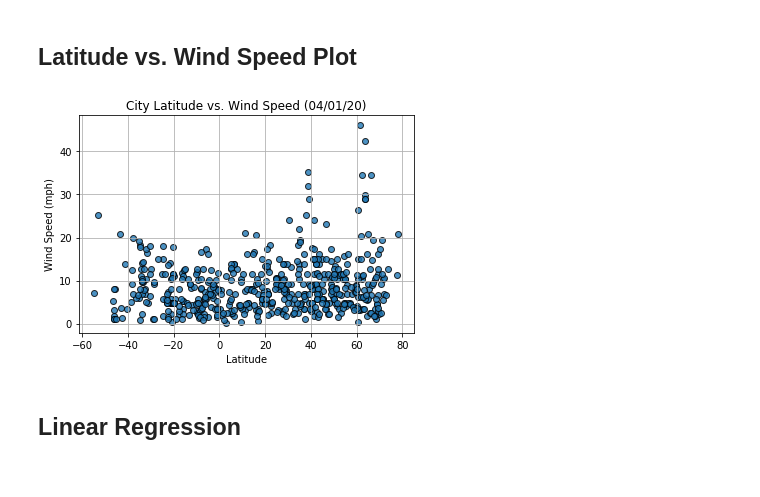
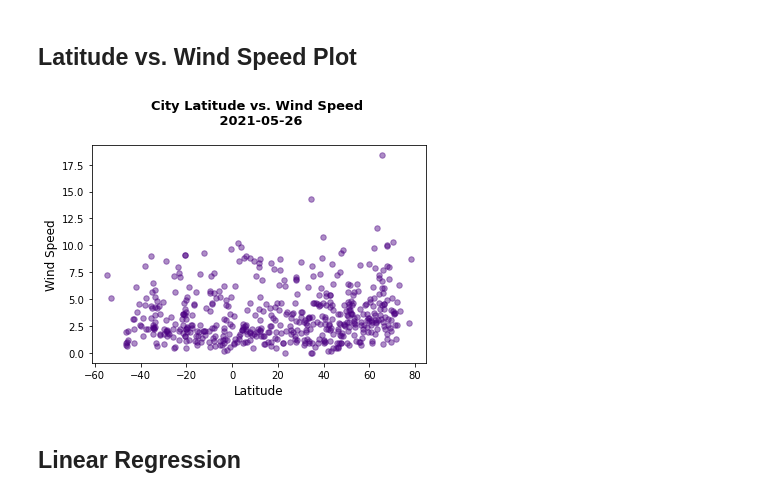
Before and after one commit to Karla-Flores/Python-API, a Jupyter notebook: starter_code/WheaterPy/WeatherPy.ipynb, the cells around one changed output. Cells and saved outputs as stored; diff of their text form; code cells hidden in the pictures.

Commit message:
Latitude vs. Wind Speed Plot

```diff
--- a/starter_code/WheaterPy/WeatherPy.ipynb
+++ b/starter_code/WheaterPy/WeatherPy.ipynb
@@ -361,15 +363,15 @@ plt.show()
 ## Latitude vs. Wind Speed Plot
 # %%
 fig1,ax1=plt.subplots()
-plt.scatter(clean_city_df['Lat'], clean_city_df['Cloudiness (%)'], color = 'indigo', s = 30, alpha = 0.450)
+plt.scatter(clean_city_df['Lat'], clean_city_df['Wind Speed'], color = 'indigo', s = 30, alpha = 0.450)
 date = datetime.utcfromtimestamp(int(clean_city_df['Date'][0])).strftime('%Y-%m-%d')
-plt.title(f'City Latitude vs. Cloudiness (%) \n {date}\n', fontsize = 13, fontweight = 'bold')
+plt.title(f'City Latitude vs. Wind Speed \n {date}\n', fontsize = 13, fontweight = 'bold')
 plt.xlabel('Latitude', fontsize = 12)
-plt.ylabel('Cloudiness (%)', fontsize = 12)
-plt.savefig('Images/City Latitude vs. Wind Speed.png')
+plt.ylabel('Wind Speed', fontsize = 12)
+plt.savefig('Images/City_Latitude_vs_Wind Speed.png')
 plt.show()
 # %% [output]
-[figure, old version]
+[figure, new version]
 # %% [markdown]
 ## Linear Regression
 # %% [markdown]
```
Also changed, not shown: parts of 1 cell of this notebook, 3 other files.
